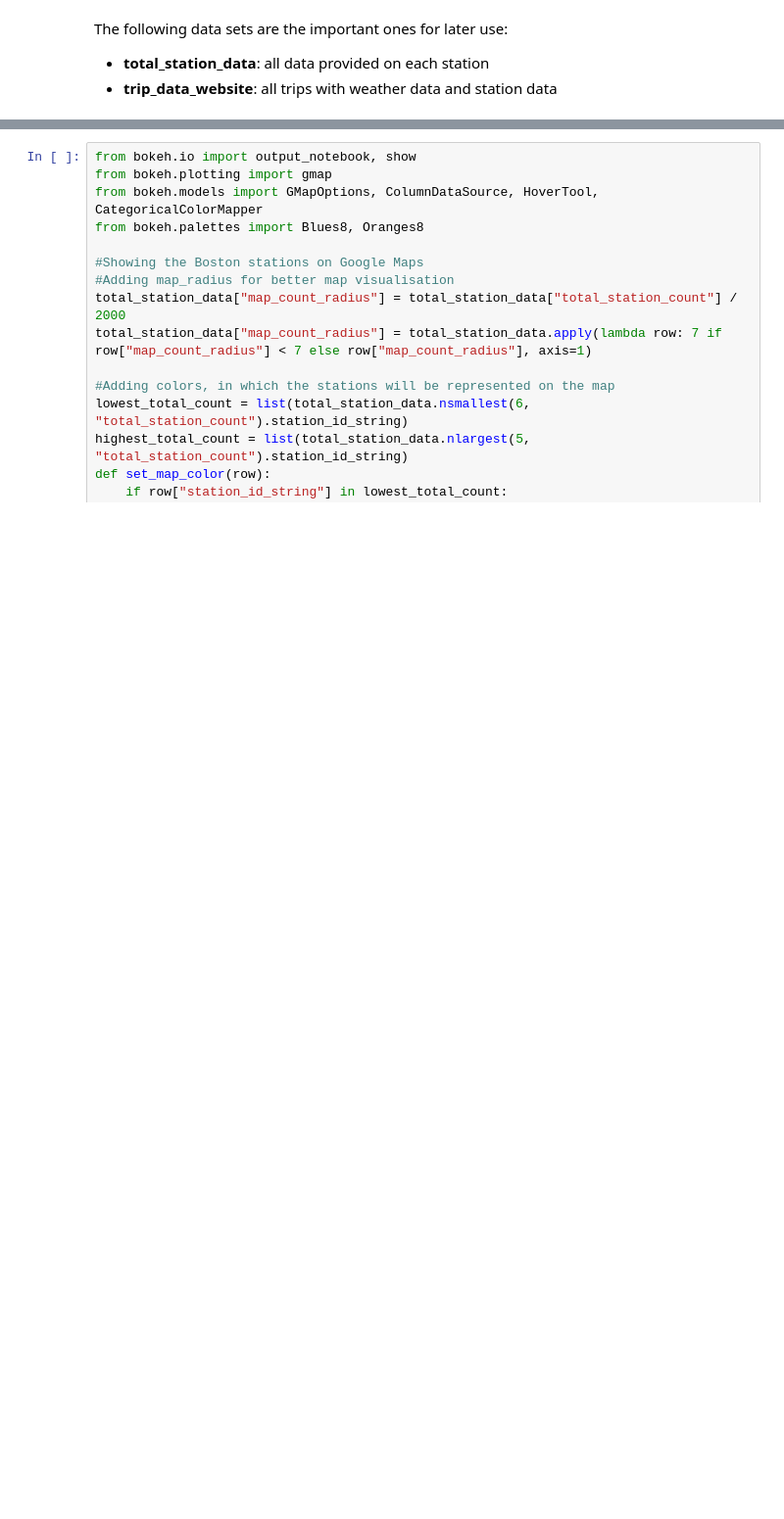
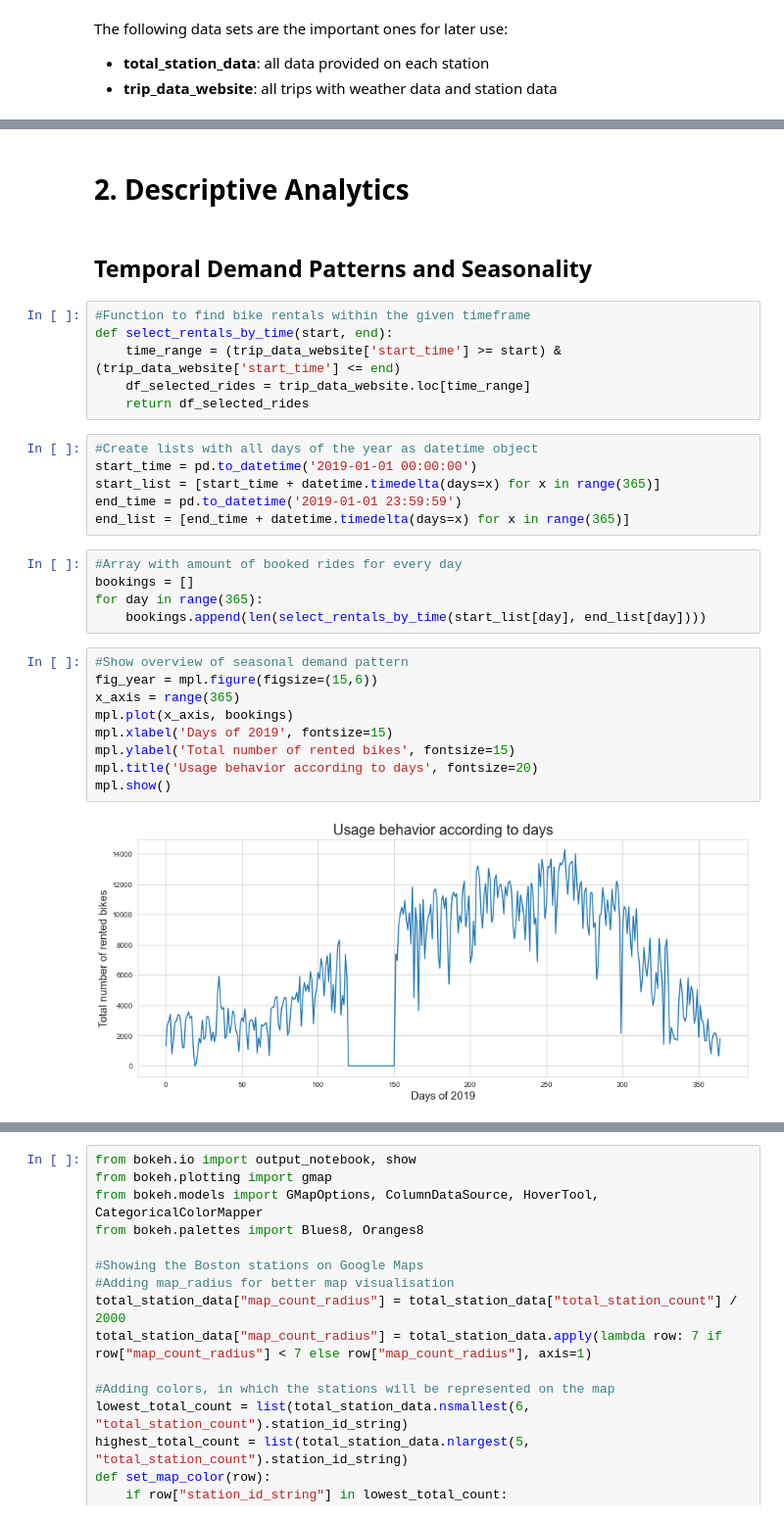
Before and after one commit to JuliusScheuerer/AA_Team_12_Assignment, a Jupyter notebook: AA_Team_12_Code.ipynb, the cells around one changed output, grey strips where cells are left out. Shown at 98% size. Saved outputs shown, nothing was run; the diff lists cells and outputs as text; blank space fills up the shorter version.

Commit message:
Temporal demand patterns and seasonality from Luca

```diff
--- a/AA_Team_12_Code.ipynb
+++ b/AA_Team_12_Code.ipynb
@@ -630,0 +630,32 @@ trip_data_website.head(1)
+# %% [markdown]
+# 2. Descriptive Analytics
+# %% [markdown]
+## Temporal  Demand Patterns and Seasonality
+# %%
+#Function to find bike rentals within the given timeframe
+def select_rentals_by_time(start, end):
+    time_range = (trip_data_website['start_time'] >= start) & (trip_data_website['start_time'] <= end)
+    df_selected_rides = trip_data_website.loc[time_range]
+    return df_selected_rides
+# %%
+#Create lists with all days of the year as datetime object
+start_time = pd.to_datetime('2019-01-01 00:00:00')
+start_list = [start_time + datetime.timedelta(days=x) for x in range(365)]
+end_time = pd.to_datetime('2019-01-01 23:59:59')
+end_list = [end_time + datetime.timedelta(days=x) for x in range(365)]
+# %%
+#Array with amount of booked rides for every day
+bookings = []
+for day in range(365):
+    bookings.append(len(select_rentals_by_time(start_list[day], end_list[day])))
+# %%
+#Show overview of seasonal demand pattern
+fig_year = mpl.figure(figsize=(15,6))
+x_axis = range(365)
+mpl.plot(x_axis, bookings)
+mpl.xlabel('Days of 2019', fontsize=15)
+mpl.ylabel('Total number of rented bikes', fontsize=15)
+mpl.title('Usage behavior according to days', fontsize=20)
+mpl.show()
+# %% [output]
+[figure, added]
```
Also changed, not shown: parts of 16 cells of this notebook.
